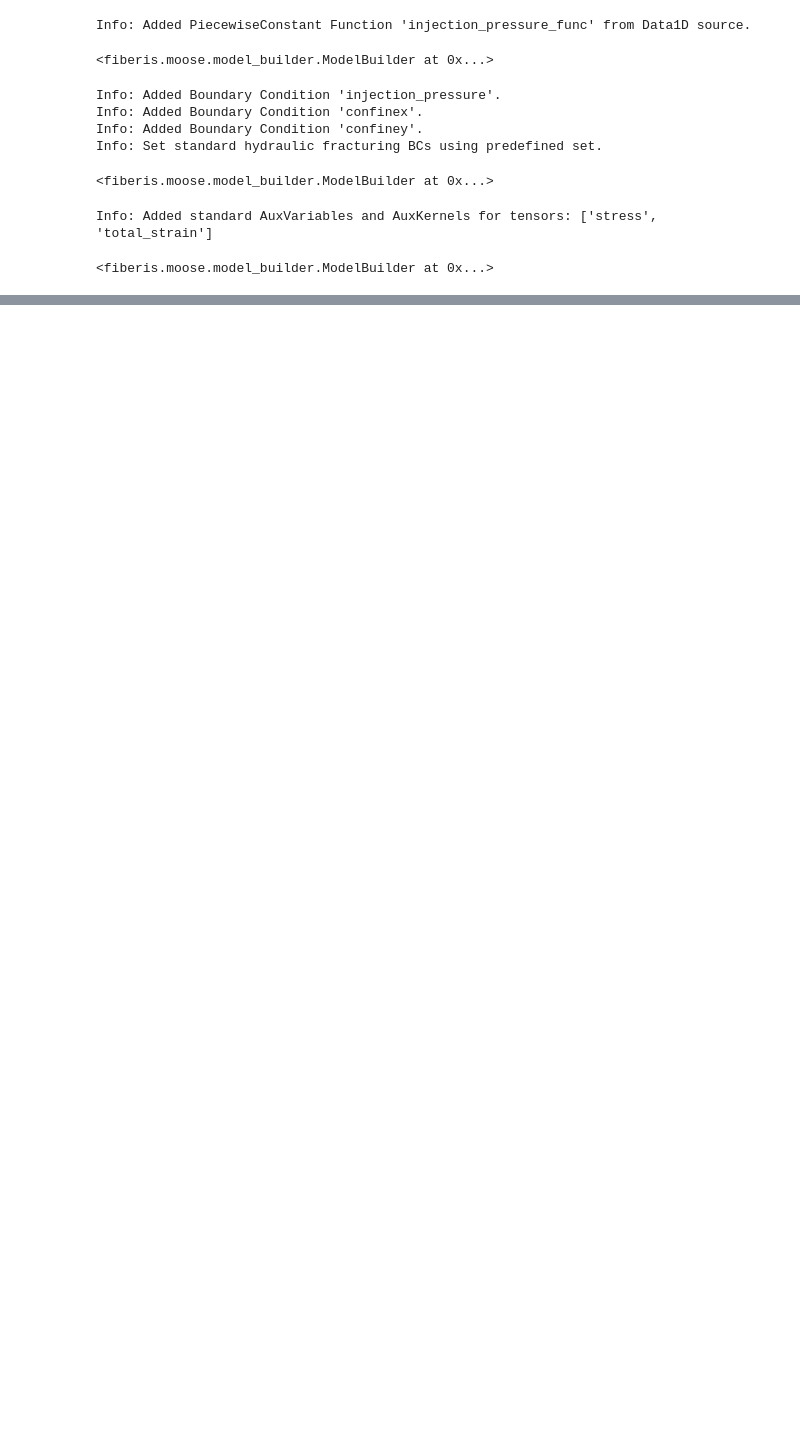
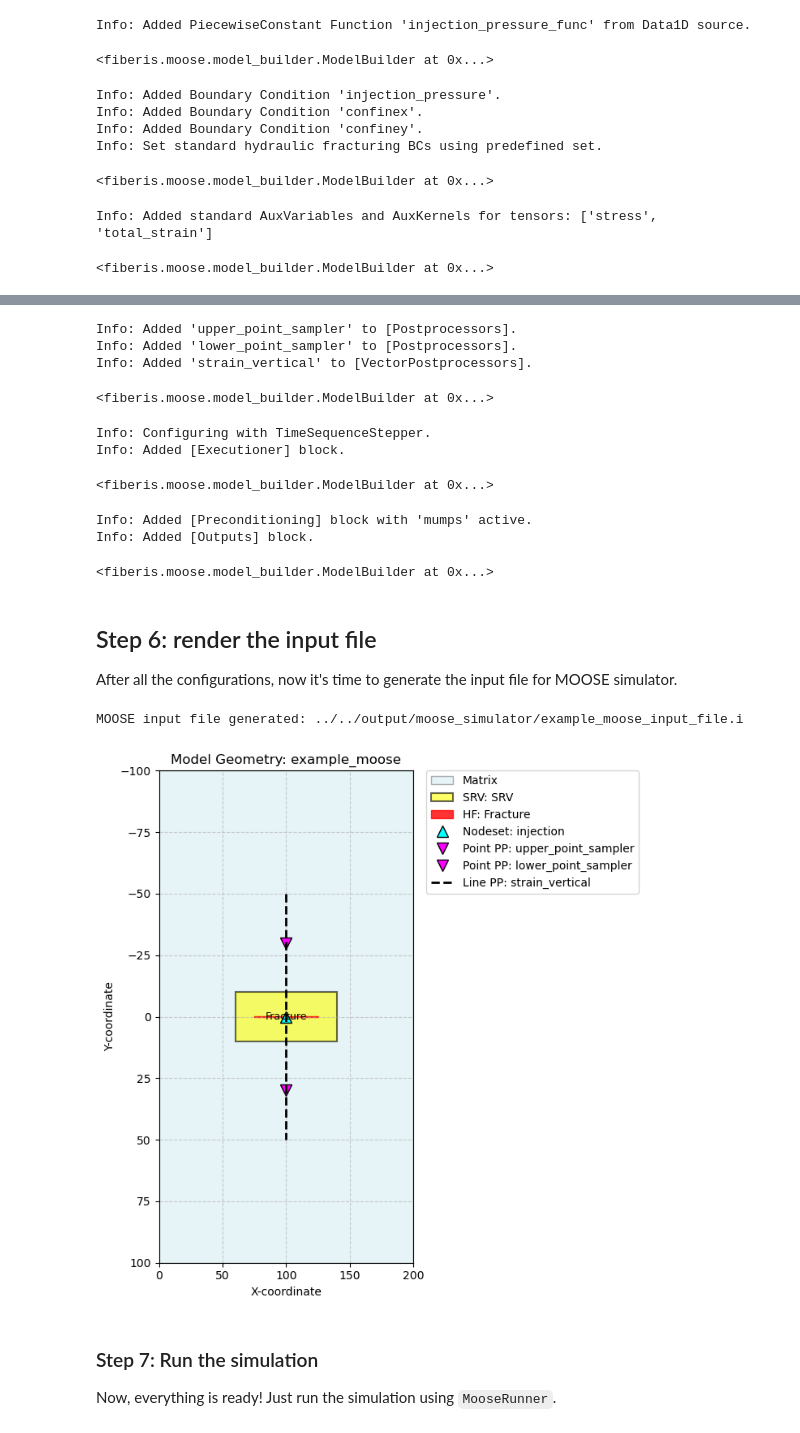
Before and after one commit to shenyaojin/fibeRIS, a Jupyter notebook: examples/scripts/simulator/moose_simulator.ipynb, the cells around one changed output, grey strips where cells are left out. Drawn from its saved outputs; the diff is of its cells as text; code cells hidden in the pictures; blank space fills up the shorter version.

Commit message:
Add result for the simulator

```diff
--- a/examples/scripts/simulator/moose_simulator.ipynb
+++ b/examples/scripts/simulator/moose_simulator.ipynb
@@ -107,3 +110,6 @@ for geom_config in sorted_geometries:
         builder.add_fracture_config(geom_config)
         builder.add_hydraulic_fracture_2d(geom_config, target_block_id=next_block_id)
     next_block_id += 1
+
+# Set the matrix material to all other areas not covered by SRV and HF
+builder.set_matrix_config(MatrixConfig(name="matrix", materials=matrix_mats))
@@ -226,9 +234,14 @@ builder.add_postprocessor(
         start_point = (center_x_val, -50, 0),
         end_point = (center_x_val, 50, 0),
         num_points = 200,
-        other_params = {'sort_y': 'y'}
+        other_params = {'sort_by': 'y'}
     )
 )
+# %% [output]
+Info: Added 'upper_point_sampler' to [Postprocessors].
+Info: Added 'lower_point_sampler' to [Postprocessors].
+Info: Added 'strain_vertical' to [VectorPostprocessors].
+<fiberis.moose.model_builder.ModelBuilder at 0x...>
 # %%
 # Get the time info of the full simulation
 total_time = dataframe_injection.taxis[-1] - dataframe_injection.taxis[0]
@@ -248,3 +261,34 @@ builder.add_executioner_block(
     time_stepper_type = 'TimeSequenceStepper',
     stepper_config = dt_control_func
 )
+# %% [output]
+Info: Configuring with TimeSequenceStepper.
+Info: Added [Executioner] block.
+<fiberis.moose.model_builder.ModelBuilder at 0x...>
+# %%
+# Add the output block: csv files & exodus files
+builder.add_preconditioning_block(active_preconditioner='mumps') # Use mumps preconditioner
+builder.add_outputs_block(
+    exodus = False,
+    csv = True
+)
+# %% [output]
+Info: Added [Preconditioning] block with 'mumps' active.
+Info: Added [Outputs] block.
+<fiberis.moose.model_builder.ModelBuilder at 0x...>
+# %% [markdown]
+## Step 6: render the input file
+After all the configurations, now it's time to generate the input file for MOOSE simulator.
+# %%
+# render the input file
+builder.generate_input_file(input_file_name)
+# %% [output]
+MOOSE input file generated: ../../output/moose_simulator/example_moose_input_file.i
+# %%
+# Plot the geometry of the mesh. I've implemented a simple plot function to visualize the mesh and the elements in it.
+builder.plot_geometry()
+# %% [output]
+[figure, added]
+# %% [markdown]
+### Step 7: Run the simulation
+Now, everything is ready! Just run the simulation using `MooseRunner`.
```
Also changed, not shown: parts of 10 cells of this notebook, 3 other files.
